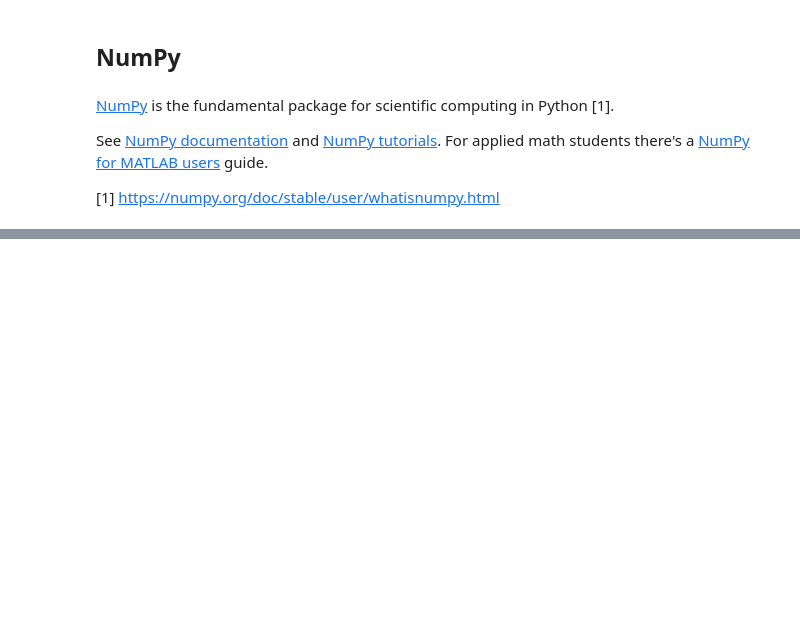
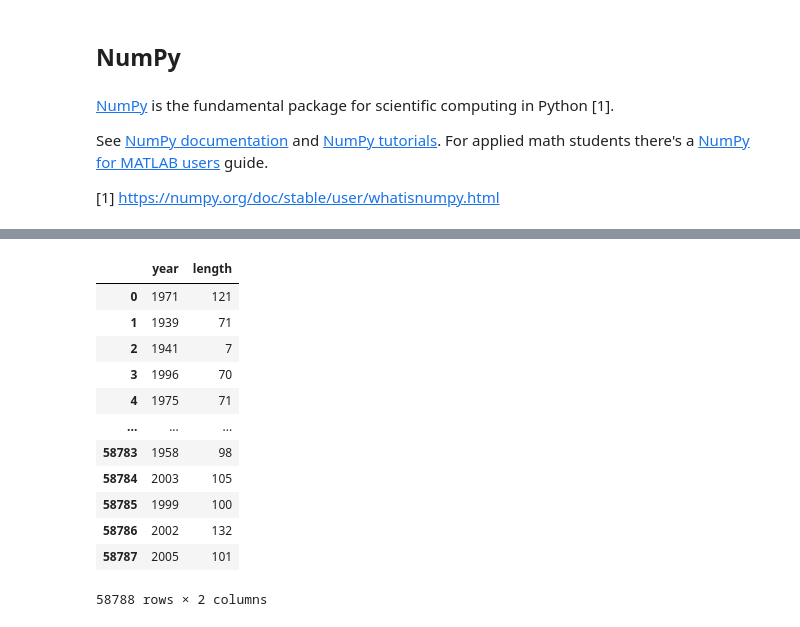
Before and after one commit to geordi/skj-course, a Jupyter notebook: notebooks/lecture_13_math.ipynb, the cells around one changed output, grey strips where cells are left out. Saved outputs shown, nothing was run; the diff lists cells and outputs as text; code cells hidden in the pictures; blank space fills up the shorter version.

```diff
--- a/notebooks/lecture_13_math.ipynb
+++ b/notebooks/lecture_13_math.ipynb
@@ -89,0 +124,18 @@ See [NumPy documentation](https://numpy.org/doc/stable/user/index.html) and [Num
+# %%
+#df['year':'length']
+yl = df[['year', 'length']]
+yl
+# %% [output]
+|  | year | length |
+| 0 | 1971 | 121 |
+| 1 | 1939 | 71 |
+| 2 | 1941 | 7 |
+| 3 | 1996 | 70 |
+| 4 | 1975 | 71 |
+| ... | ... | ... |
+| 58783 | 1958 | 98 |
+| 58784 | 2003 | 105 |
+| 58785 | 1999 | 100 |
+| 58786 | 2002 | 132 |
+| 58787 | 2005 | 101 |
+58788 rows × 2 columns
```
Also changed, not shown: parts of 9 cells of this notebook.
